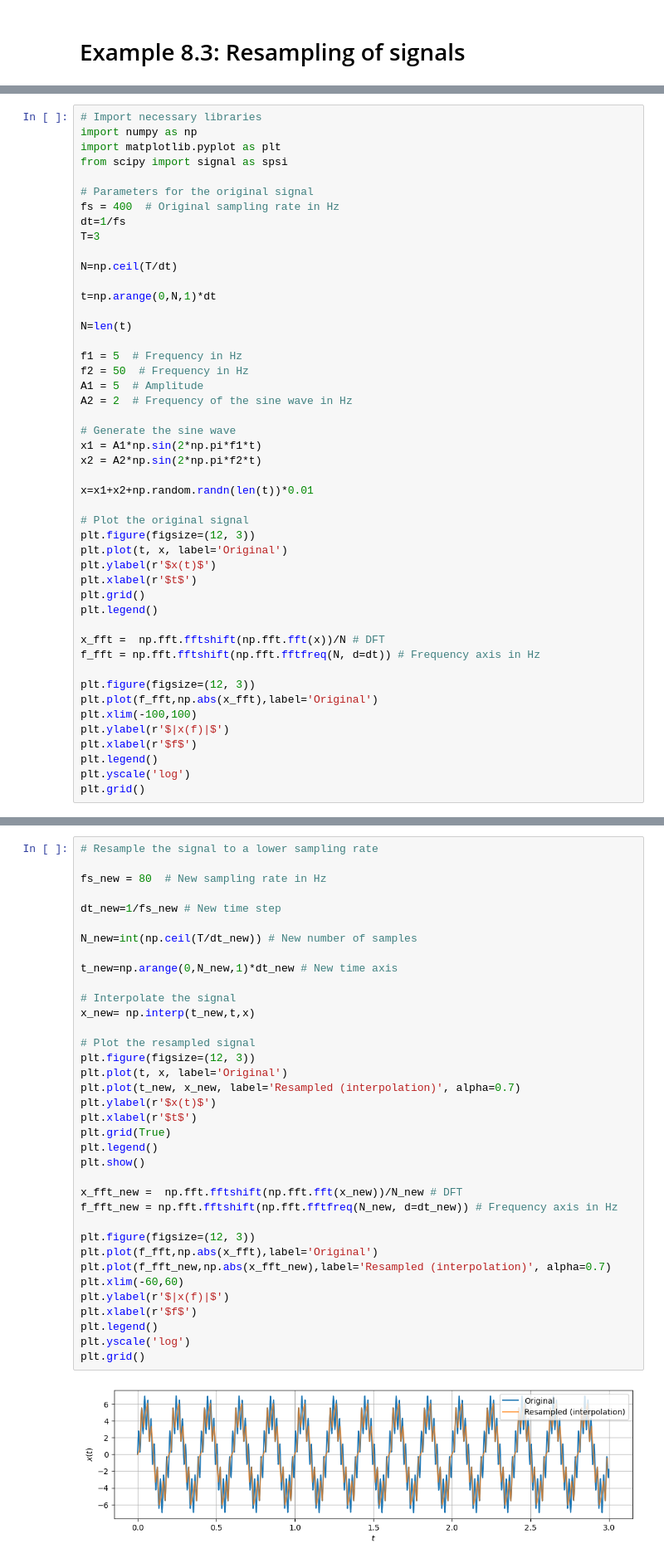
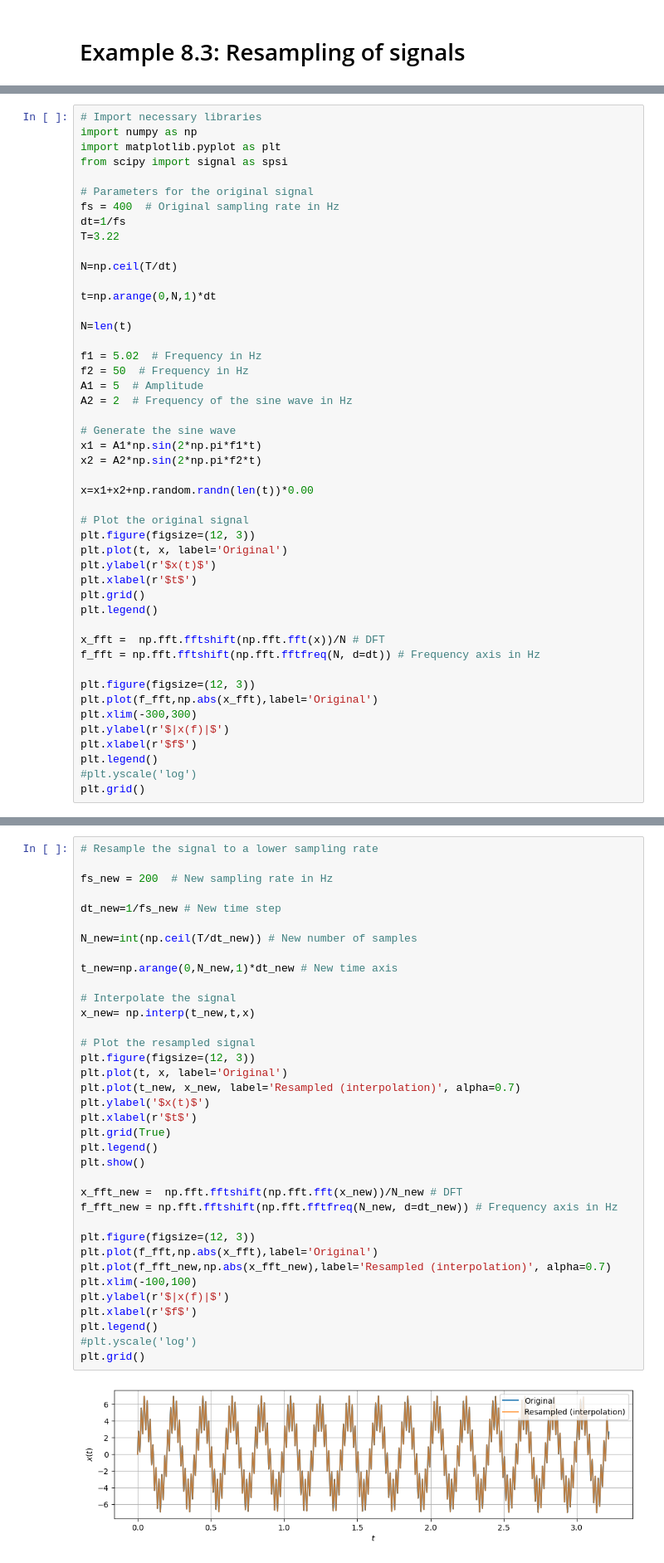
Before and after one commit to oiseth/TKT4108StructuralDynamics2, a Jupyter notebook: python/jupyterNotebooks/Example 8_3 Resampling of signals.ipynb, the cells around one changed output, grey strips where cells are left out. Shown at 83% size. Cells and saved outputs as stored; diff of their text form.

```diff
--- a/python/jupyterNotebooks/Example 8_3 Resampling of signals.ipynb
+++ b/python/jupyterNotebooks/Example 8_3 Resampling of signals.ipynb
@@ -36,7 +36,7 @@ from scipy import signal as spsi
 # Parameters for the original signal
 fs = 400  # Original sampling rate in Hz
 dt=1/fs
-T=3
+T=3.22
 
 N=np.ceil(T/dt)
 
@@ -44,7 +44,7 @@ t=np.arange(0,N,1)*dt
 
 N=len(t)
 
-f1 = 5  # Frequency in Hz
+f1 = 5.02  # Frequency in Hz
 f2 = 50  # Frequency in Hz
 A1 = 5  # Amplitude
 A2 = 2  # Frequency of the sine wave in Hz
@@ -53,7 +53,7 @@ A2 = 2  # Frequency of the sine wave in Hz
 x1 = A1*np.sin(2*np.pi*f1*t)
 x2 = A2*np.sin(2*np.pi*f2*t)
 
-x=x1+x2+np.random.randn(len(t))*0.01
+x=x1+x2+np.random.randn(len(t))*0.00
 
 # Plot the original signal
 plt.figure(figsize=(12, 3))
@@ -68,10 +68,10 @@ f_fft = np.fft.fftshift(np.fft.fftfreq(N, d=dt)) # Frequency axis in Hz
 
 plt.figure(figsize=(12, 3))
 plt.plot(f_fft,np.abs(x_fft),label='Original')
-plt.xlim(-100,100)
+plt.xlim(-300,300)
 plt.ylabel(r'$|x(f)|$')
 plt.xlabel(r'$f$')
 plt.legend()
-plt.yscale('log')
+#plt.yscale('log')
 plt.grid()
 # %% [output]
@@ -97,38 +97,38 @@ We will try to set $f_s^{(new)}$ to $200$ Hz and $80$ Hz.
 # %%
 # Resample the signal to a lower sampling rate
 
-fs_new = 80  # New sampling rate in Hz
+fs_new = 200  # New sampling rate in Hz
 
 dt_new=1/fs_new # New time step
 
 N_new=int(np.ceil(T/dt_new)) # New number of samples
 
 t_new=np.arange(0,N_new,1)*dt_new # New time axis
 
 # Interpolate the signal
 x_new= np.interp(t_new,t,x)
 
 # Plot the resampled signal
 plt.figure(figsize=(12, 3))
 plt.plot(t, x, label='Original')
 plt.plot(t_new, x_new, label='Resampled (interpolation)', alpha=0.7)
-plt.ylabel(r'$x(t)$')
+plt.ylabel('$x(t)$')
 plt.xlabel(r'$t$')
 plt.grid(True)
 plt.legend()
 plt.show()
 
 x_fft_new =  np.fft.fftshift(np.fft.fft(x_new))/N_new # DFT
 f_fft_new = np.fft.fftshift(np.fft.fftfreq(N_new, d=dt_new)) # Frequency axis in Hz
 
 plt.figure(figsize=(12, 3))
 plt.plot(f_fft,np.abs(x_fft),label='Original')
 plt.plot(f_fft_new,np.abs(x_fft_new),label='Resampled (interpolation)', alpha=0.7)
-plt.xlim(-60,60)
+plt.xlim(-100,100)
 plt.ylabel(r'$|x(f)|$')
 plt.xlabel(r'$f$')
 plt.legend()
-plt.yscale('log')
+#plt.yscale('log')
 plt.grid()
 # %% [output]
-[figure, old version]
+[figure, new version]
```
Also changed, not shown: parts of 4 cells of this notebook, 1 other file.
